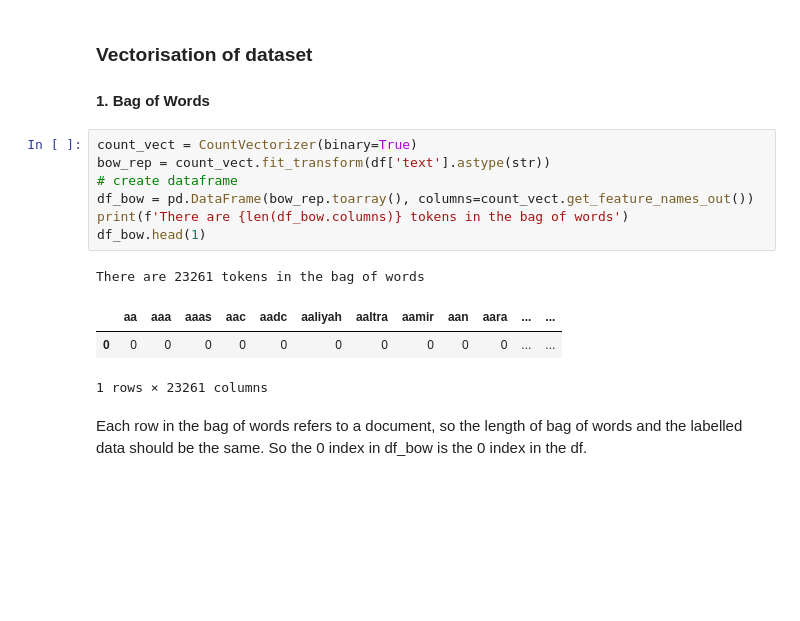
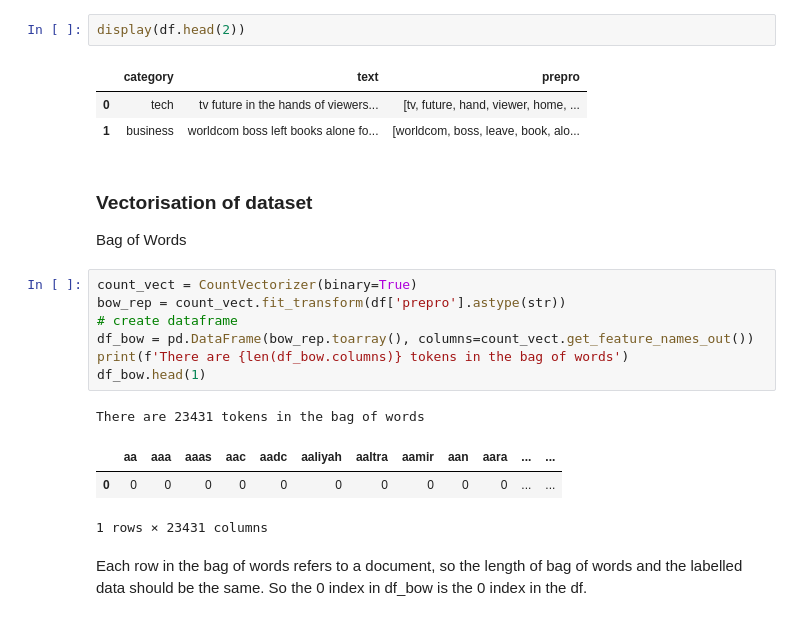
Before and after one commit to datalass1/30-days-of-NLP, a Jupyter notebook: notebooks/20210930-bbc_text_machine_learning.ipynb, the cells around one changed output. Drawn from its saved outputs; the diff is of its cells as text; blank space fills up the shorter version.

```diff
--- a/notebooks/20210930-bbc_text_machine_learning.ipynb
+++ b/notebooks/20210930-bbc_text_machine_learning.ipynb
@@ -49,18 +83,24 @@ Wall time: 1min 57s
+# %%
+display(df.head(2))
+# %% [output]
+|  | category | text | prepro |
+| 0 | tech | tv future in the hands of viewers... | [tv, future, hand, viewer, home, ... |
+| 1 | business | worldcom boss left books alone fo... | [worldcom, boss, leave, book, alo... |
 # %% [markdown]
 ### Vectorisation of dataset
-#### 1. Bag of Words
+Bag of Words
 # %%
 count_vect = CountVectorizer(binary=True)
-bow_rep = count_vect.fit_transform(df['text'].astype(str))
+bow_rep = count_vect.fit_transform(df['prepro'].astype(str))
 # create dataframe
 df_bow = pd.DataFrame(bow_rep.toarray(), columns=count_vect.get_feature_names_out())
 print(f'There are {len(df_bow.columns)} tokens in the bag of words')
 df_bow.head(1)
 # %% [output]
-There are 23261 tokens in the bag of words
+There are 23431 tokens in the bag of words
 |  | aa | aaa | aaas | aac | aadc | aaliyah | aaltra | aamir | aan | aara | ... | ... |
 | 0 | 0 | 0 | 0 | 0 | 0 | 0 | 0 | 0 | 0 | 0 | ... | ... |
-1 rows × 23261 columns
+1 rows × 23431 columns
 # %% [markdown]
 Each row in the bag of words refers to a document, so the length of bag of words and the labelled data should be the same. So the 0 index in df_bow is the 0 index in the df.
 # %%
```
Also changed, not shown: parts of 28 cells of this notebook.
